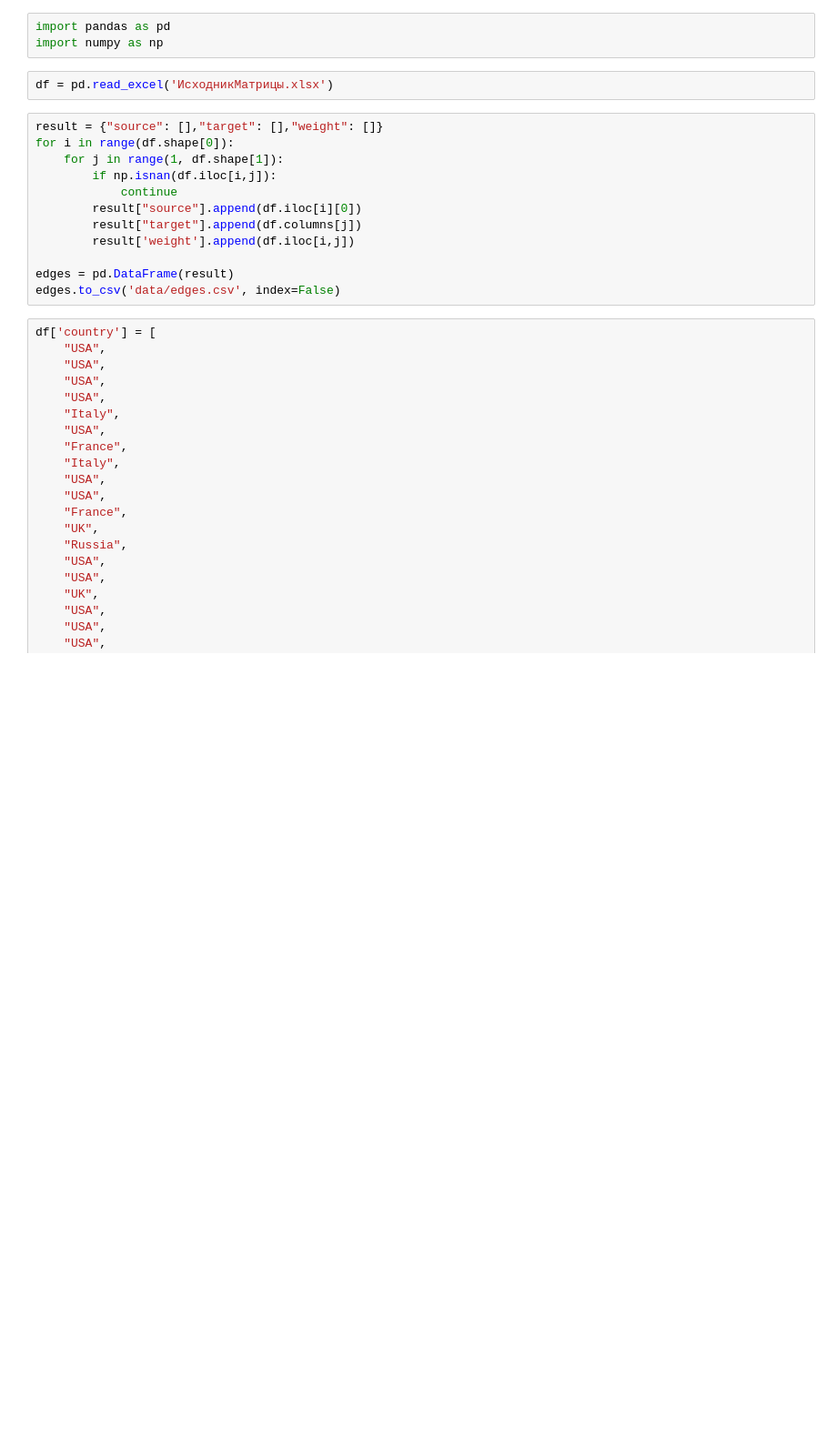
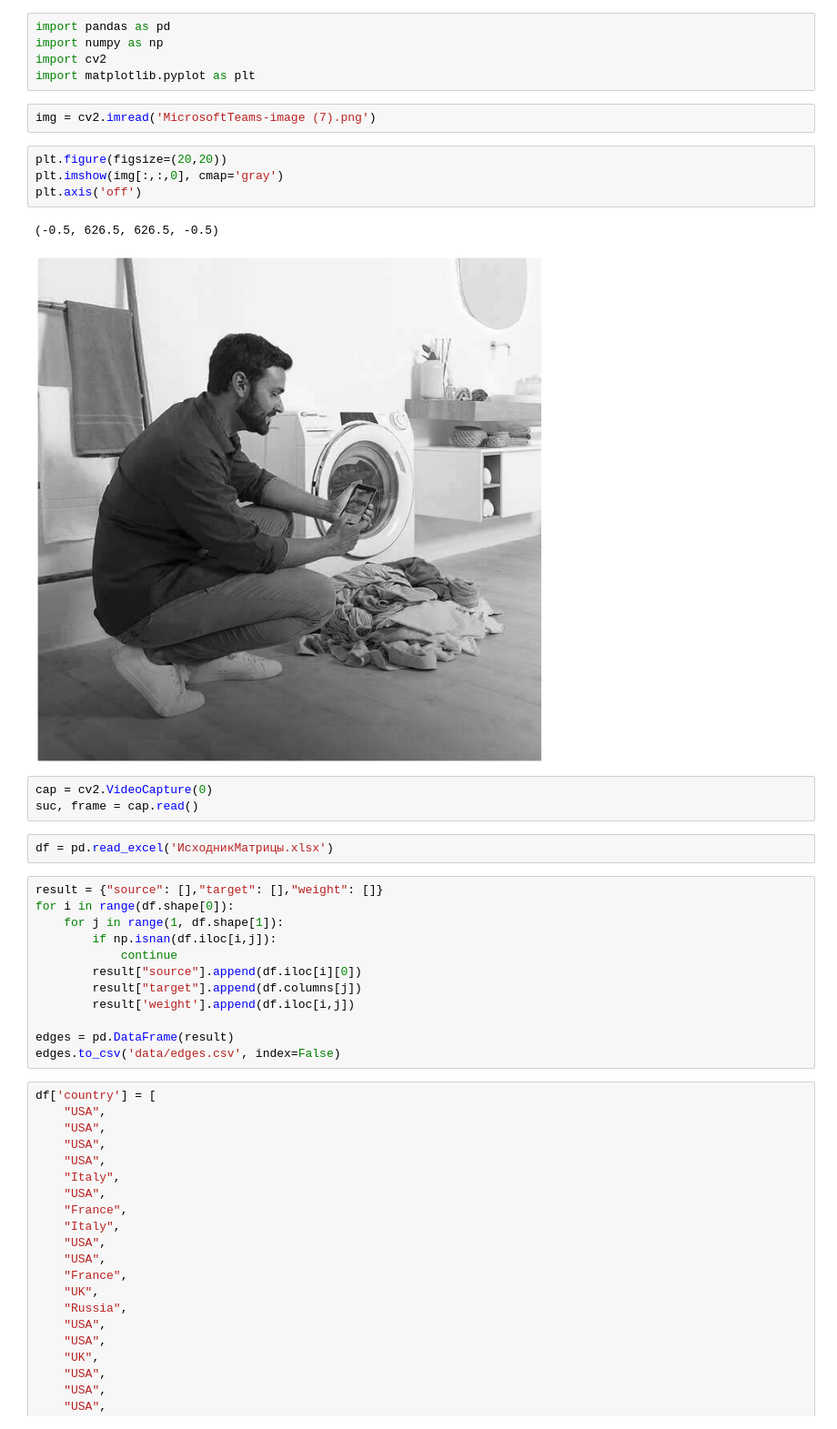
Before and after one commit to Aykhan-sh/Data-visualization, a Jupyter notebook: task4/Untitled.ipynb, the cells around one changed output. Shown: that part at 91% size. Cells and saved outputs as stored; diff of their text form; blank space fills up the shorter version.

```diff
--- a/task4/Untitled.ipynb
+++ b/task4/Untitled.ipynb
@@ -1,6 +1,20 @@
 # %%
 import pandas as pd
 import numpy as np
+import cv2
+import matplotlib.pyplot as plt
+# %%
+img = cv2.imread('MicrosoftTeams-image (7).png')
+# %%
+plt.figure(figsize=(20,20))
+plt.imshow(img[:,:,0], cmap='gray')
+plt.axis('off')
+# %% [output]
+(-0.5, 626.5, 626.5, -0.5)
+[figure, added]
+# %%
+cap = cv2.VideoCapture(0)
+suc, frame = cap.read()
 # %%
 df = pd.read_excel('ИсходникМатрицы.xlsx')
 # %%
```
Also changed, not shown: 4 other files.
